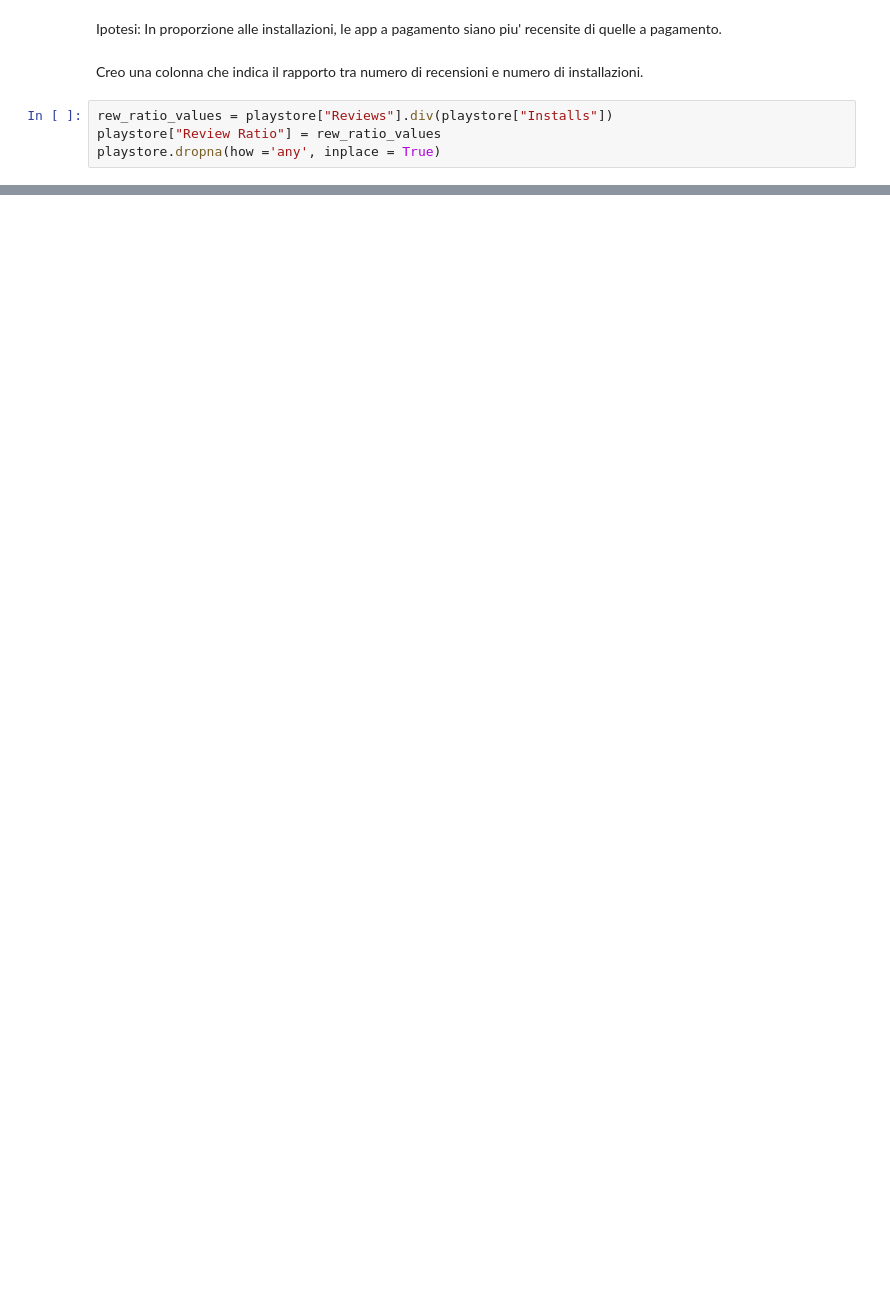
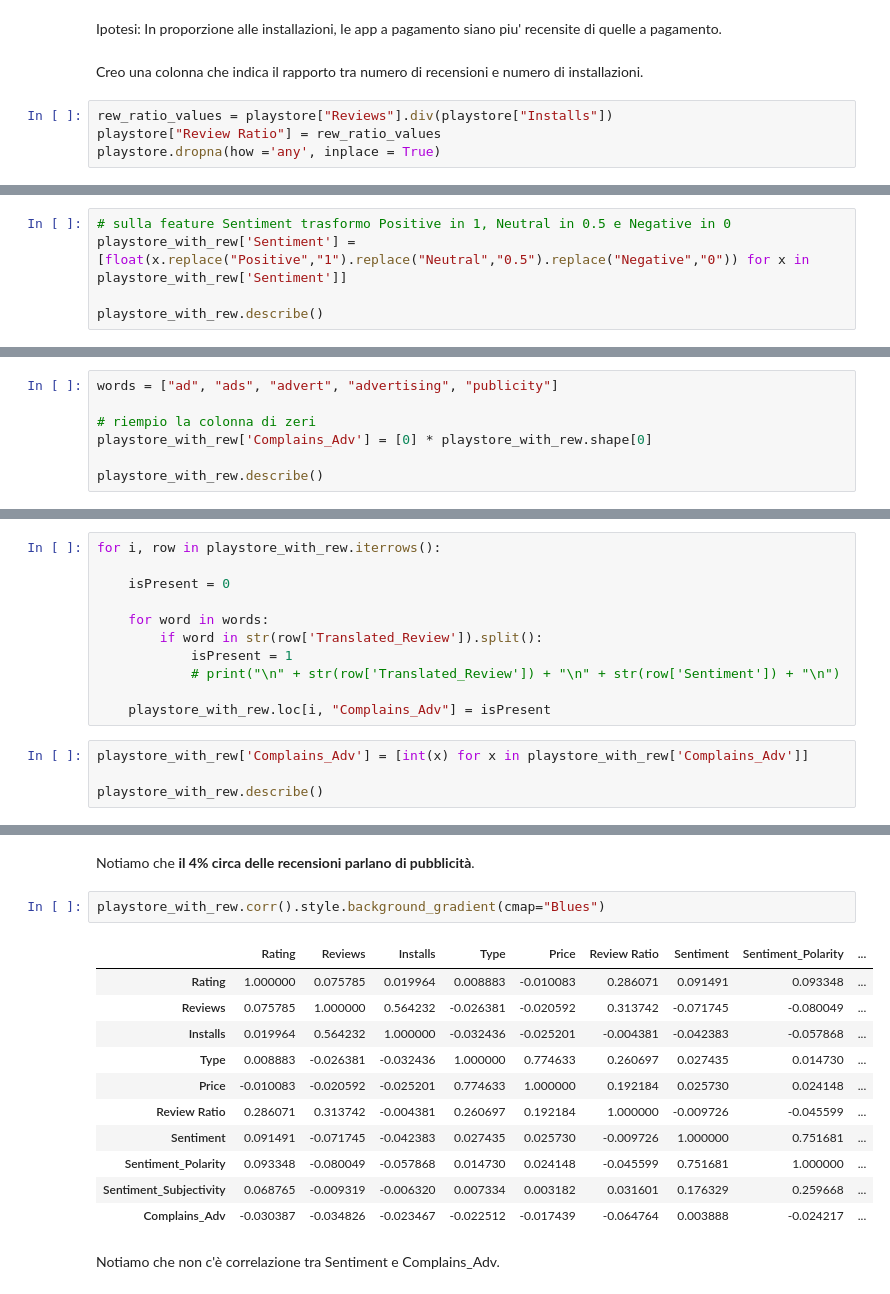
Before and after one commit to LorenzoLaCorte/playstore-analysis, a Jupyter notebook: Notebook a Obiettivi/A. La Corte, Progetto Finale - App Gratuite e App a Pagamento.ipynb, the cells around one changed output, grey strips where cells are left out. Cells and saved outputs as stored; diff of their text form; blank space fills up the shorter version.

```diff
--- a/Notebook a Obiettivi/A. La Corte, Progetto Finale - App Gratuite e App a Pagamento.ipynb
+++ b/Notebook a Obiettivi/A. La Corte, Progetto Finale - App Gratuite e App a Pagamento.ipynb
@@ -420,0 +461,5 @@ p-value calcolato: 1.0
+# %%
+# sulla feature Sentiment trasformo Positive in 1, Neutral in 0.5 e Negative in 0
+playstore_with_rew['Sentiment'] = [float(x.replace("Positive","1").replace("Neutral","0.5").replace("Negative","0")) for x in playstore_with_rew['Sentiment']]
+
+playstore_with_rew.describe()
@@ -420,0 +493,7 @@ p-value calcolato: 1.0
+# %%
+words = ["ad", "ads", "advert", "advertising", "publicity"]
+
+# riempio la colonna di zeri
+playstore_with_rew['Complains_Adv'] = [0] * playstore_with_rew.shape[0]
+
+playstore_with_rew.describe()
@@ -420,0 +510,15 @@ p-value calcolato: 1.0
+# %%
+for i, row in playstore_with_rew.iterrows():
+
+    isPresent = 0
+
+    for word in words:
+        if word in str(row['Translated_Review']).split():
+            isPresent = 1
+            # print("\n" + str(row['Translated_Review']) + "\n" + str(row['Sentiment']) + "\n")
+
+    playstore_with_rew.loc[i, "Complains_Adv"] = isPresent
+# %%
+playstore_with_rew['Complains_Adv'] = [int(x) for x in playstore_with_rew['Complains_Adv']]
+
+playstore_with_rew.describe()
@@ -420,0 +535,18 @@ p-value calcolato: 1.0
+# %% [markdown]
+Notiamo che **il 4% circa delle recensioni parlano di pubblicità**.
+# %%
+playstore_with_rew.corr().style.background_gradient(cmap="Blues")
+# %% [output]
+|  | Rating | Reviews | Installs | Type | Price | Review Ratio | Sentiment | Sentiment_Polarity | ... |
+| Rating | 1.000000 | 0.075785 | 0.019964 | 0.008883 | -0.010083 | 0.286071 | 0.091491 | 0.093348 | ... |
+| Reviews | 0.075785 | 1.000000 | 0.564232 | -0.026381 | -0.020592 | 0.313742 | -0.071745 | -0.080049 | ... |
+| Installs | 0.019964 | 0.564232 | 1.000000 | -0.032436 | -0.025201 | -0.004381 | -0.042383 | -0.057868 | ... |
+| Type | 0.008883 | -0.026381 | -0.032436 | 1.000000 | 0.774633 | 0.260697 | 0.027435 | 0.014730 | ... |
+| Price | -0.010083 | -0.020592 | -0.025201 | 0.774633 | 1.000000 | 0.192184 | 0.025730 | 0.024148 | ... |
+| Review Ratio | 0.286071 | 0.313742 | -0.004381 | 0.260697 | 0.192184 | 1.000000 | -0.009726 | -0.045599 | ... |
+| Sentiment | 0.091491 | -0.071745 | -0.042383 | 0.027435 | 0.025730 | -0.009726 | 1.000000 | 0.751681 | ... |
+| Sentiment_Polarity | 0.093348 | -0.080049 | -0.057868 | 0.014730 | 0.024148 | -0.045599 | 0.751681 | 1.000000 | ... |
+| Sentiment_Subjectivity | 0.068765 | -0.009319 | -0.006320 | 0.007334 | 0.003182 | 0.031601 | 0.176329 | 0.259668 | ... |
+| Complains_Adv | -0.030387 | -0.034826 | -0.023467 | -0.022512 | -0.017439 | -0.064764 | 0.003888 | -0.024217 | ... |
+# %% [markdown]
+Notiamo che non c'è correlazione tra Sentiment e Complains_Adv.
```
Also changed, not shown: parts of 55 cells of this notebook.
